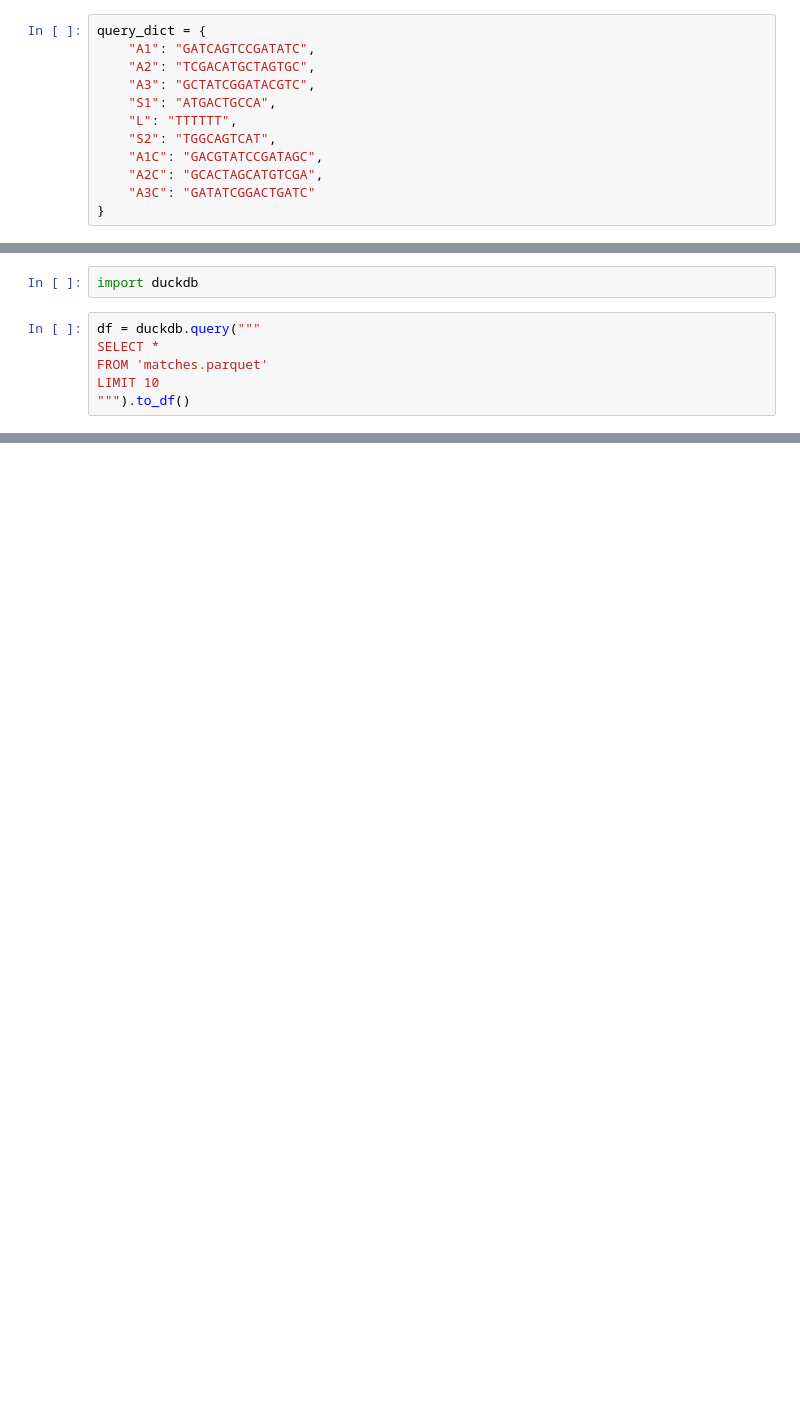
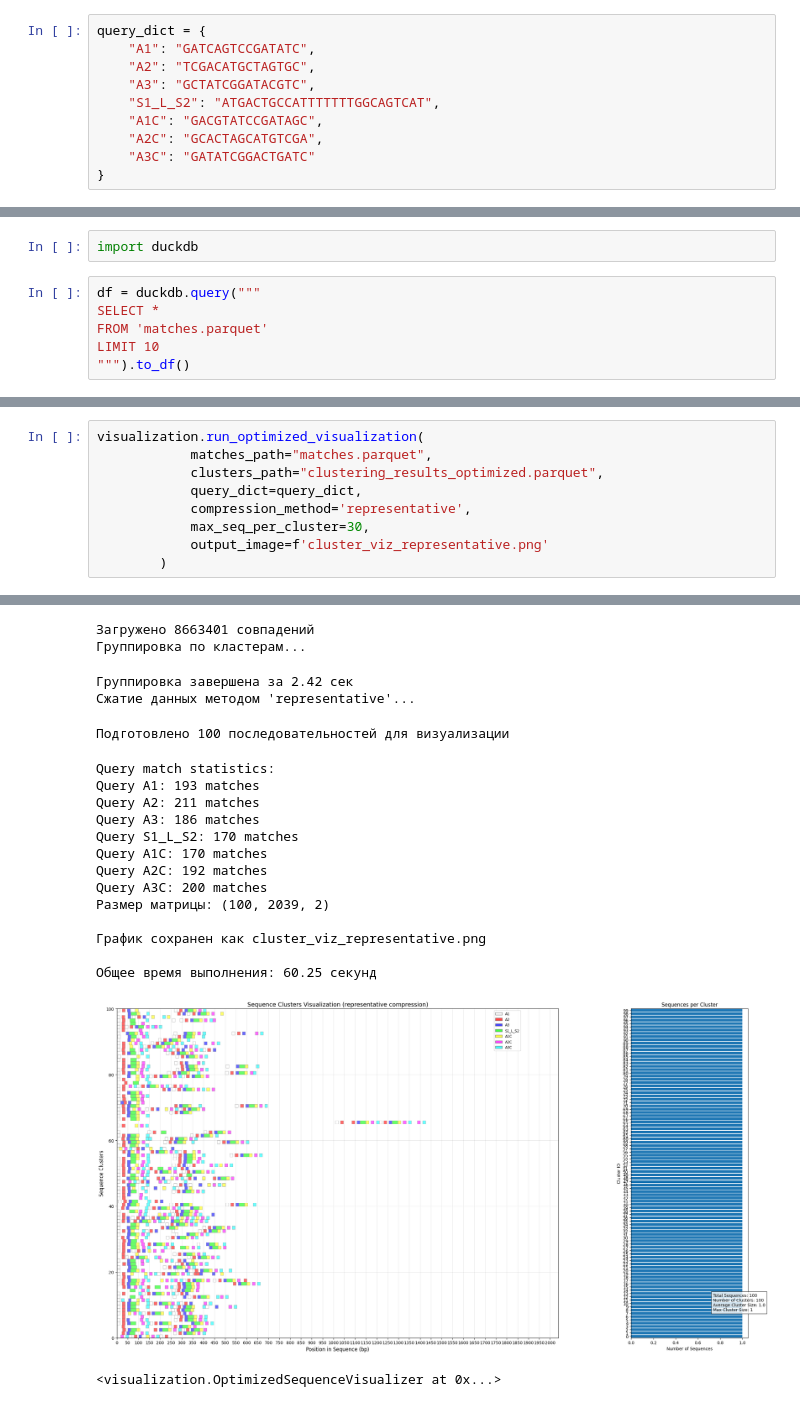
Before and after one commit to maria-grigorieva/NanoClustVis, a Jupyter notebook: test.ipynb, the cells around one changed output, grey strips where cells are left out. Cells and saved outputs as stored; diff of their text form; blank space fills up the shorter version.

Commit message:
fast visualization pipeline

```diff
--- a/test.ipynb
+++ b/test.ipynb
@@ -43,9 +43,7 @@ query_dict = {
     "A1": "GATCAGTCCGATATC",
     "A2": "TCGACATGCTAGTGC",
     "A3": "GCTATCGGATACGTC",
-    "S1": "ATGACTGCCA",
-    "L": "TTTTTT",
-    "S2": "TGGCAGTCAT",
+    "S1_L_S2": "ATGACTGCCATTTTTTTGGCAGTCAT",
     "A1C": "GACGTATCCGATAGC",
     "A2C": "GCACTAGCATGTCGA",
     "A3C": "GATATCGGACTGATC"
@@ -140,0 +272,10 @@ SELECT count(*) FROM 'matches.parquet'
+# %%
+visualization.run_optimized_visualization(
+            matches_path="matches.parquet",
+            clusters_path="clustering_results_optimized.parquet",
+            query_dict=query_dict,
+            compression_method='representative',
+            max_seq_per_cluster=30,
+            output_image=f'cluster_viz_representative.png'
+        )
+# %% [output]
@@ -140,0 +286,20 @@ SELECT count(*) FROM 'matches.parquet'
+Загружено 8663401 совпадений
+Группировка по кластерам...
+Группировка завершена за 2.42 сек
+Сжатие данных методом 'representative'...
+Подготовлено 100 последовательностей для визуализации
+Query match statistics:
+Query A1: 193 matches
+Query A2: 211 matches
+Query A3: 186 matches
+Query S1_L_S2: 170 matches
+Query A1C: 170 matches
+Query A2C: 192 matches
+Query A3C: 200 matches
+Размер матрицы: (100, 2039, 2)
+
+График сохранен как cluster_viz_representative.png
+
+Общее время выполнения: 60.25 секунд
+[figure, added]
+<visualization.OptimizedSequenceVisualizer at 0x...>
```
Also changed, not shown: parts of 28 cells of this notebook, 7 other files.
